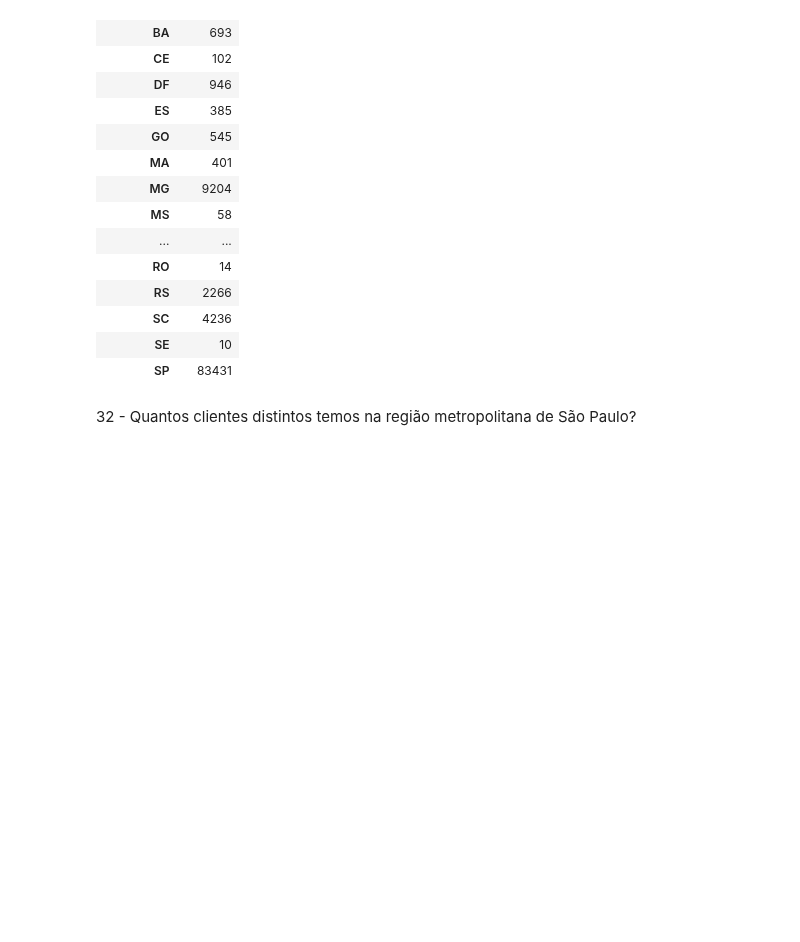
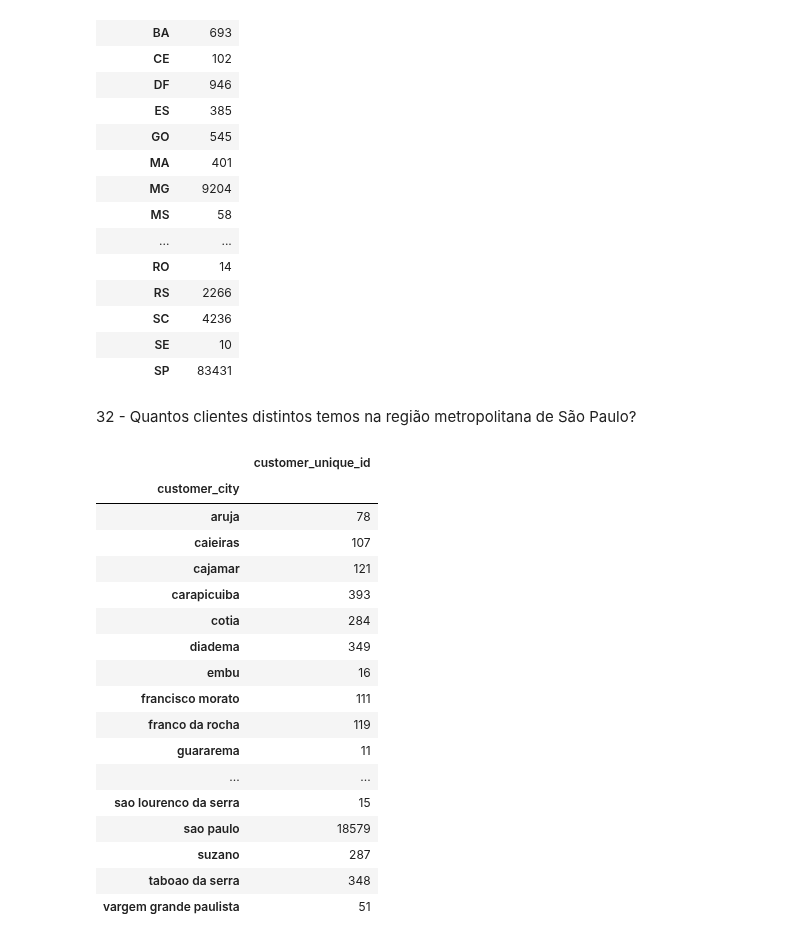
Before and after one commit to skillox1/PADSW06MDCD, a Jupyter notebook: Cópia_de_Untitled2.ipynb, the cells around one changed output. Saved outputs shown, nothing was run; the diff lists cells and outputs as text; code cells hidden in the pictures; blank space fills up the shorter version.

```diff
--- a/Cópia_de_Untitled2.ipynb
+++ b/Cópia_de_Untitled2.ipynb
@@ -531,4 +531,25 @@ olist.groupby("seller_state").agg({"seller_id":(pd.Series.count)})
 metropol = ["sao paulo","aruja","biritiba mirim","caieiras","cajamar","carapicuiba","cotia","diadema","embu","embu guacu","ferraz de vasconcelos ","francisco morato",
             "franco da rocha","guararema","guarulhos","itapecerica da serra","itapevi","itaquaquecetuba","jandira","juquitiba","mairipora","maua","mogi das cruzes",
             "osasco","pirapora do bom jesus","poa","ribeirao pires","rio grande da serra","salesopolis","santa isabel","santana do parnaiba","santo andre","sao bernardo do campo",
-            "sao caetano do sul",]
+            "sao caetano do sul","sao lourenco da serra","suzano","taboao da serra","vargem grande paulista"]
+# %%
+olist[olist['customer_city'].isin(metropol)].groupby("customer_city").agg({"customer_unique_id":(pd.Series.count)})
+# %% [output]
+|  | customer_unique_id |
+| customer_city |  |
+| aruja | 78 |
+| caieiras | 107 |
+| cajamar | 121 |
+| carapicuiba | 393 |
+| cotia | 284 |
+| diadema | 349 |
+| embu | 16 |
+| francisco morato | 111 |
+| franco da rocha | 119 |
+| guararema | 11 |
+| ... | ... |
+| sao lourenco da serra | 15 |
+| sao paulo | 18579 |
+| suzano | 287 |
+| taboao da serra | 348 |
+| vargem grande paulista | 51 |
```
Also changed, not shown: parts of 3 cells of this notebook.
